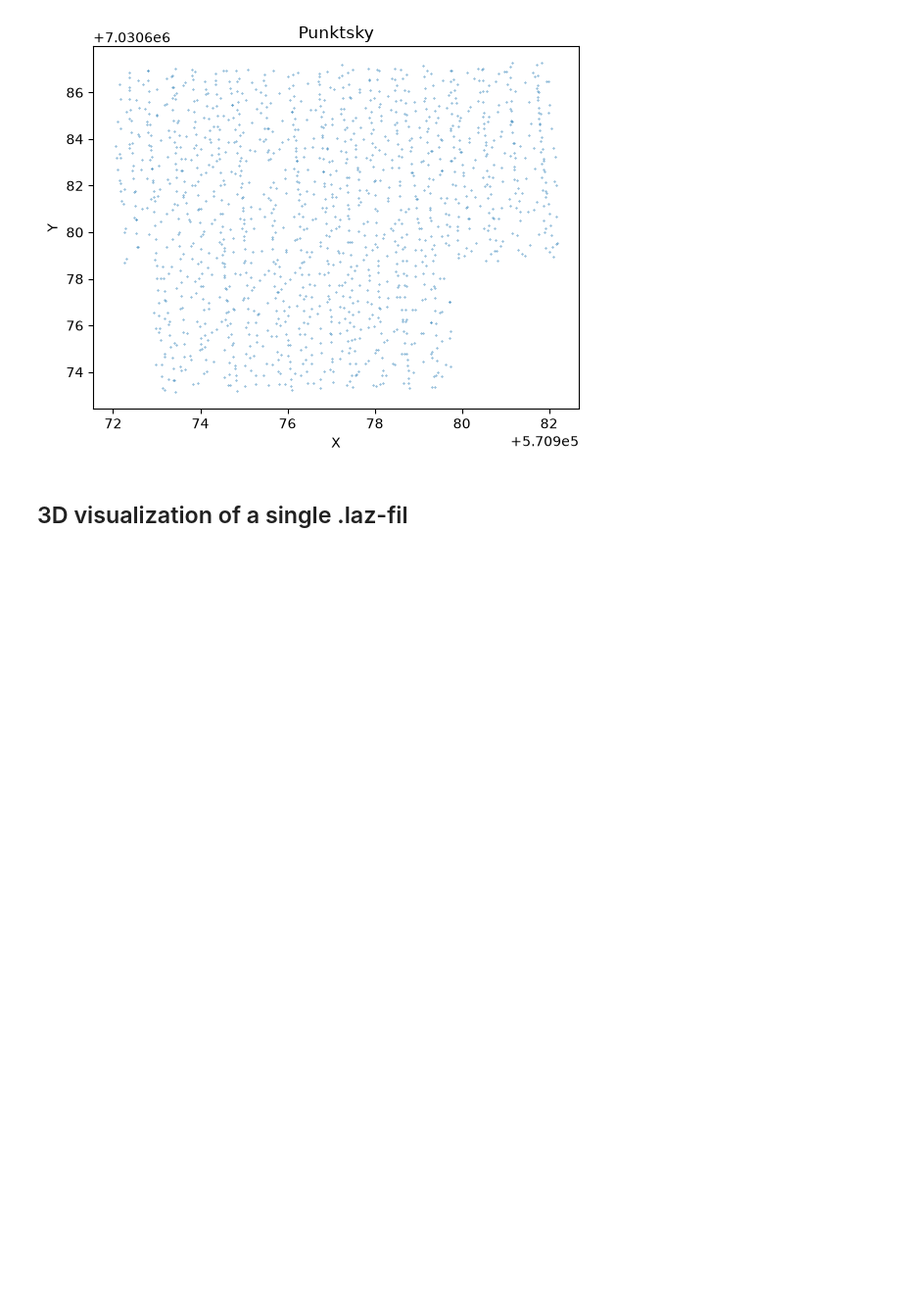
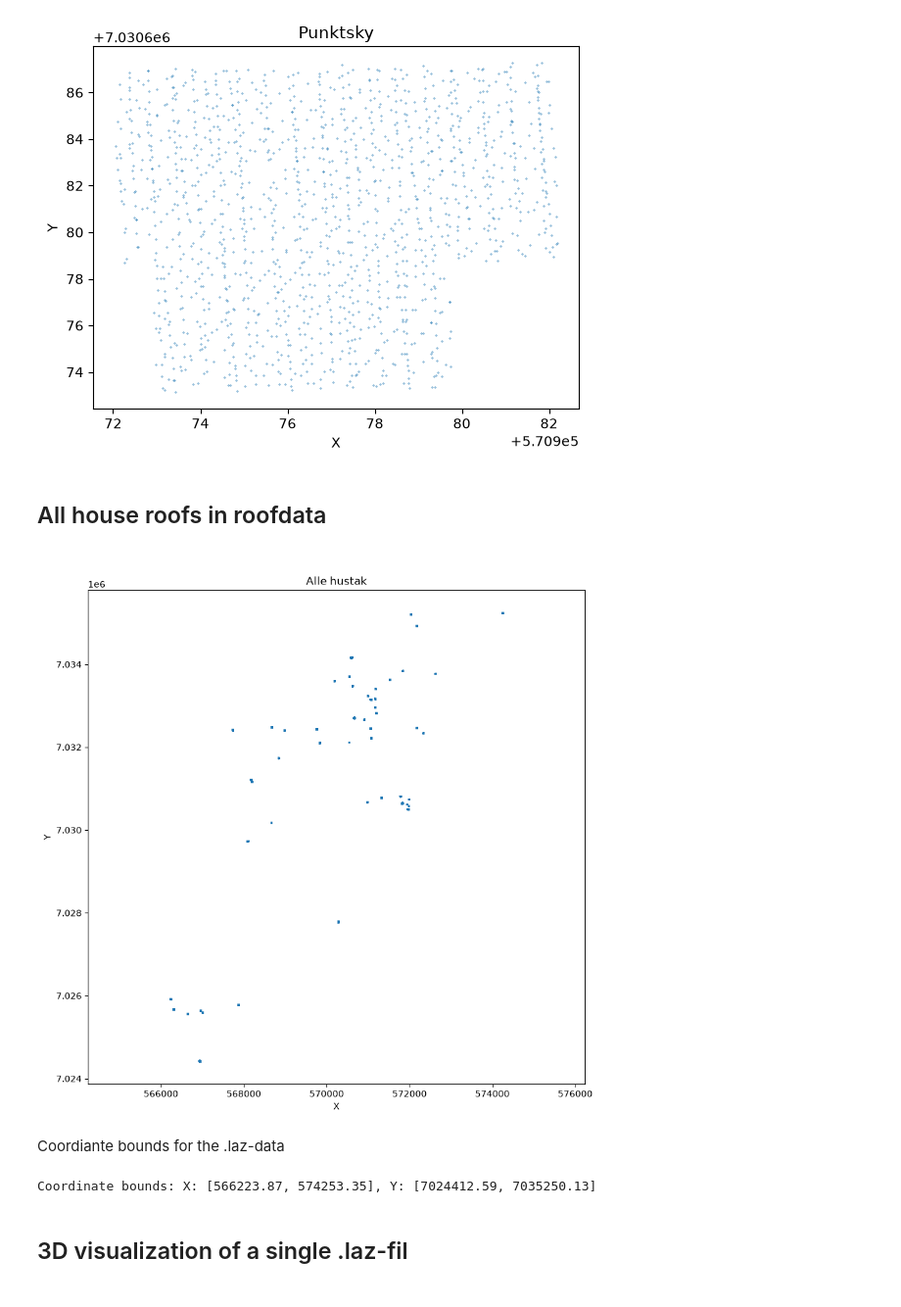
Before and after one commit to Eliashaa/TBA4251-3D-modeling, a Jupyter notebook: exploration.ipynb, the cells around one changed output. Shown at 98% size. Cells and saved outputs as stored; diff of their text form; code cells hidden in the pictures; blank space fills up the shorter version.

Commit message:
Explored FKB-data

```diff
--- a/exploration.ipynb
+++ b/exploration.ipynb
@@ -61,6 +63,44 @@ plt.title("Punktsky")
 plt.show()
 # %% [output]
 [figure]
+# %% [markdown]
+<h2> All house roofs in roofdata <h2>
+# %%
+files = sorted(
+    file for file in os.listdir(path)
+    if file.lower().endswith(".laz")
+)
+
+if not files:
+    raise FileNotFoundError(f"Fant ingen .laz-filer i {path}")
+
+xy_parts = []
+
+for file in files:
+    las_file = laspy.read(os.path.join(path, file))
+    xy_parts.append(np.column_stack((las_file.x, las_file.y)))
+
+xy = np.concatenate(xy_parts, axis=0)
+
+plt.figure(figsize=(10, 10))
+plt.scatter(xy[:, 0], xy[:, 1], s=0.1)
+plt.xlabel("X")
+plt.ylabel("Y")
+plt.title("Alle hustak")
+plt.axis("equal")
+plt.show()
+# %% [output]
+[figure, added]
+# %% [markdown]
+Coordiante bounds for the .laz-data
+# %%
+min_x = np.min(xy[:, 0])
+max_x = np.max(xy[:, 0])
+min_y = np.min(xy[:, 1])
+max_y = np.max(xy[:, 1])
+print(f"Coordinate bounds: X: [{min_x}, {max_x}], Y: [{min_y}, {max_y}]")
+# %% [output]
+Coordinate bounds: X: [566223.87, 574253.35], Y: [7024412.59, 7035250.13]
 # %% [markdown]
 <h2>3D visualization of a single .laz-fil<h2>
 # %%
```
Also changed, not shown: parts of 8 cells of this notebook, 1 other file.
